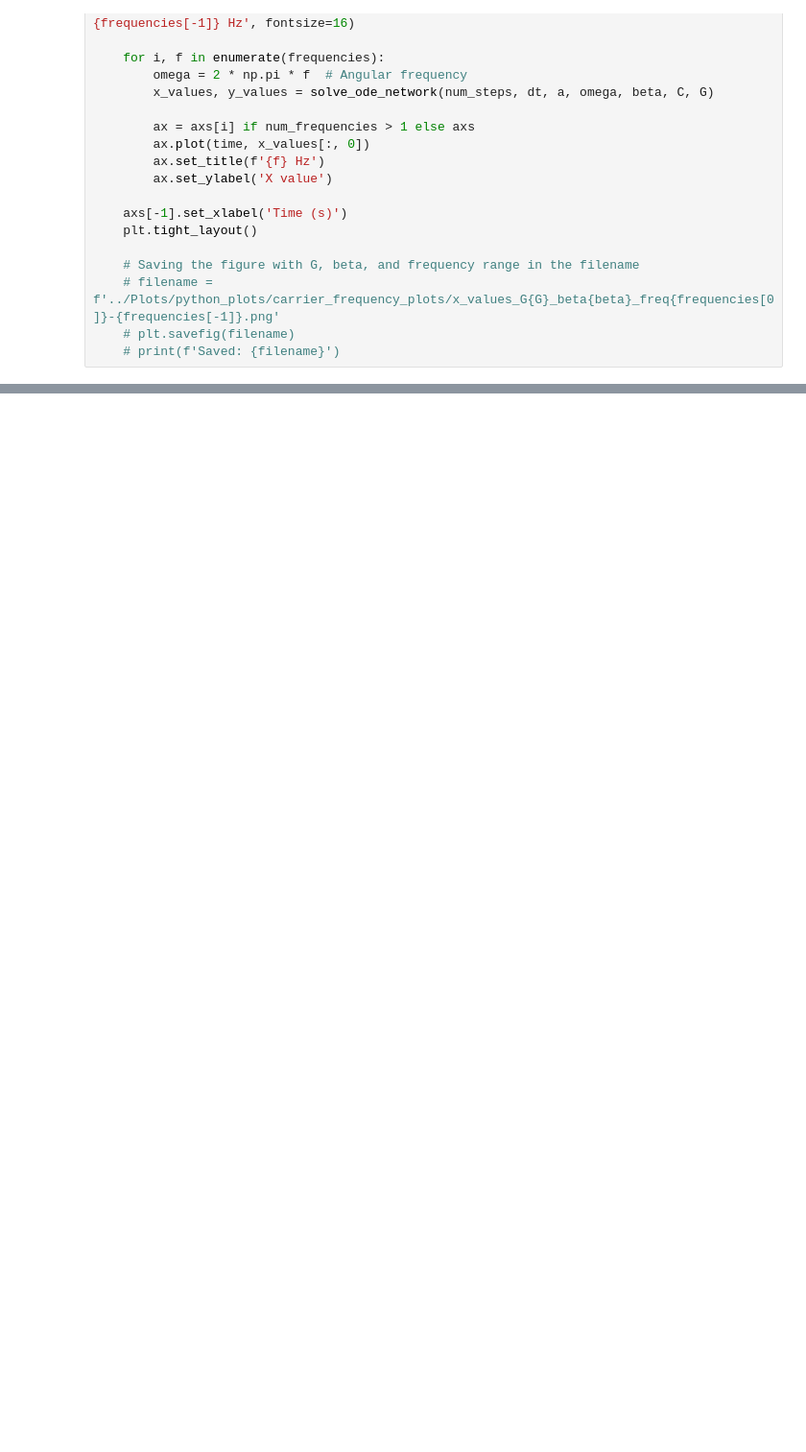
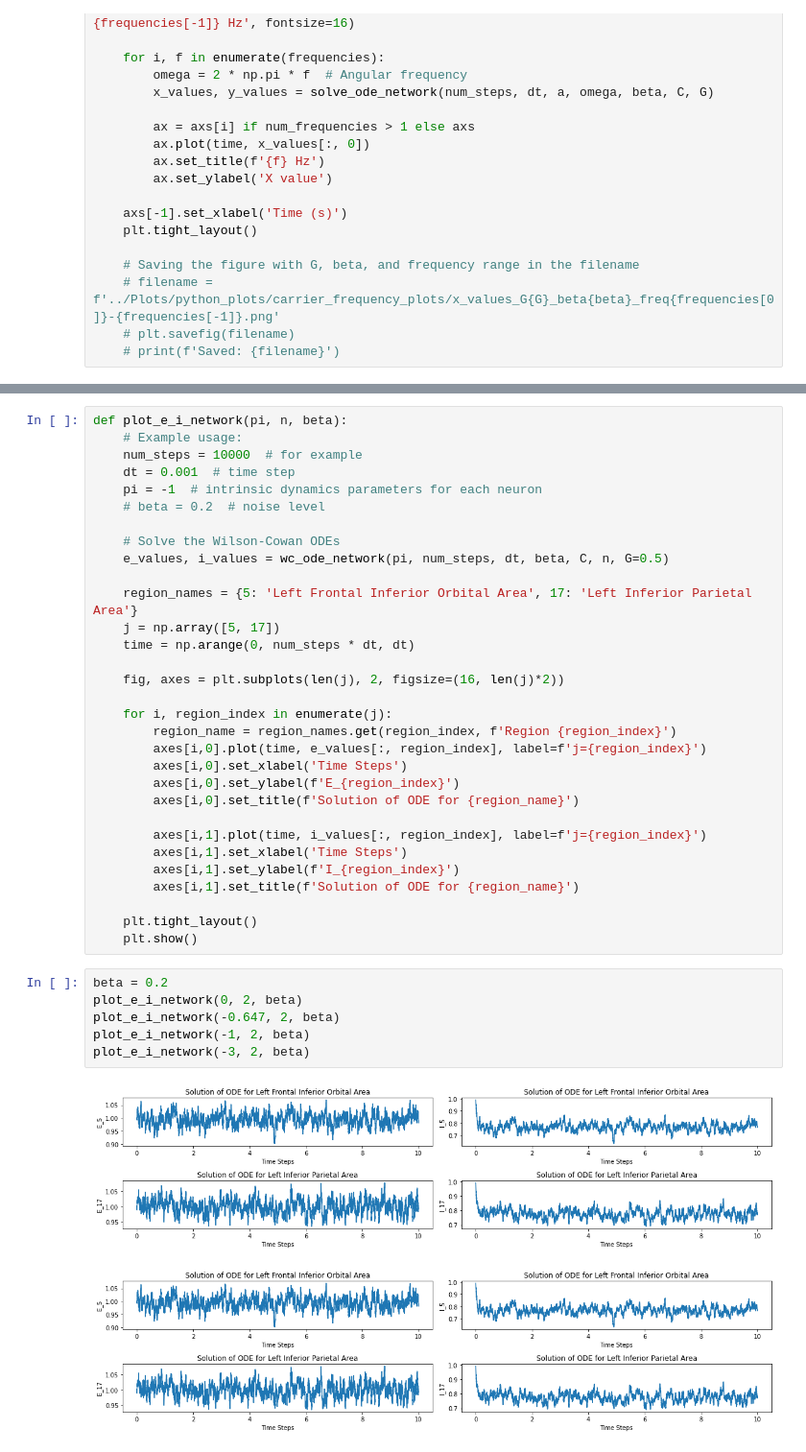
Before and after one commit to shayan823/Deco-Group-1A, a Jupyter notebook: PythonNotebooks/network.ipynb, the cells around one changed output, grey strips where cells are left out. Shown at 96% size. Saved outputs shown, nothing was run; the diff lists cells and outputs as text; blank space fills up the shorter version.

```diff
--- a/PythonNotebooks/network.ipynb
+++ b/PythonNotebooks/network.ipynb
@@ -188,0 +169,40 @@ Saved: ../Plots/python_plots/carrier_frequency_plots/x_values_G0.5_beta5_freq4-2
+# %%
+def plot_e_i_network(pi, n, beta):
+    # Example usage:
+    num_steps = 10000  # for example
+    dt = 0.001  # time step
+    pi = -1  # intrinsic dynamics parameters for each neuron
+    # beta = 0.2  # noise level
+
+    # Solve the Wilson-Cowan ODEs
+    e_values, i_values = wc_ode_network(pi, num_steps, dt, beta, C, n, G=0.5)
+
+    region_names = {5: 'Left Frontal Inferior Orbital Area', 17: 'Left Inferior Parietal Area'}
+    j = np.array([5, 17])
+    time = np.arange(0, num_steps * dt, dt)
+
+    fig, axes = plt.subplots(len(j), 2, figsize=(16, len(j)*2))
+
+    for i, region_index in enumerate(j):
+        region_name = region_names.get(region_index, f'Region {region_index}')
+        axes[i,0].plot(time, e_values[:, region_index], label=f'j={region_index}')
+        axes[i,0].set_xlabel('Time Steps')
+        axes[i,0].set_ylabel(f'E_{region_index}')
+        axes[i,0].set_title(f'Solution of ODE for {region_name}')
+
+        axes[i,1].plot(time, i_values[:, region_index], label=f'j={region_index}')
+        axes[i,1].set_xlabel('Time Steps')
+        axes[i,1].set_ylabel(f'I_{region_index}')
+        axes[i,1].set_title(f'Solution of ODE for {region_name}')
+
+    plt.tight_layout()
+    plt.show()
+# %%
+beta = 0.2
+plot_e_i_network(0, 2, beta)
+plot_e_i_network(-0.647, 2, beta)
+plot_e_i_network(-1, 2, beta)
+plot_e_i_network(-3, 2, beta)
+# %% [output]
+[figure, added]
+[figure, added]
```
Also changed, not shown: parts of 10 cells of this notebook, 11 other files.
